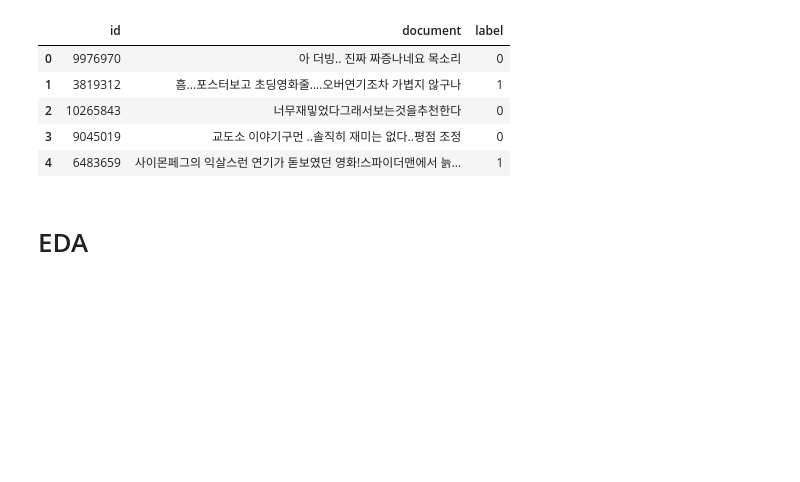
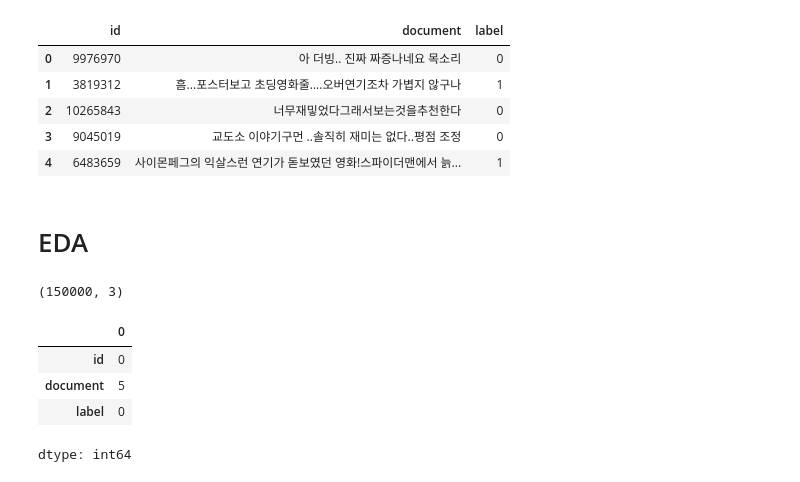
Before and after one commit to zzhining/text_data_analysis, a Jupyter notebook: naver_movie_sentimental_analysis.ipynb, the cells around one changed output. Cells and saved outputs as stored; diff of their text form; code cells hidden in the pictures; blank space fills up the shorter version.

```diff
--- a/naver_movie_sentimental_analysis.ipynb
+++ b/naver_movie_sentimental_analysis.ipynb
@@ -20,5 +20,15 @@ df.head()
 # EDA
 # %%
 # shape
+df.shape
+# %% [output]
+(150000, 3)
 # %%
 # null
+df.isnull().sum()
+# %% [output]
+|  | 0 |
+| id | 0 |
+| document | 5 |
+| label | 0 |
+dtype: int64
```
Also changed, not shown: parts of 17 cells of this notebook.
